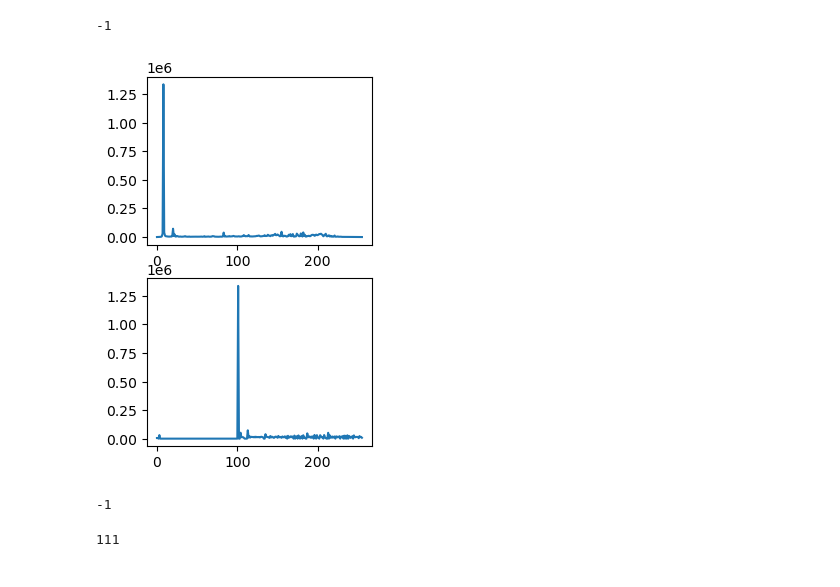
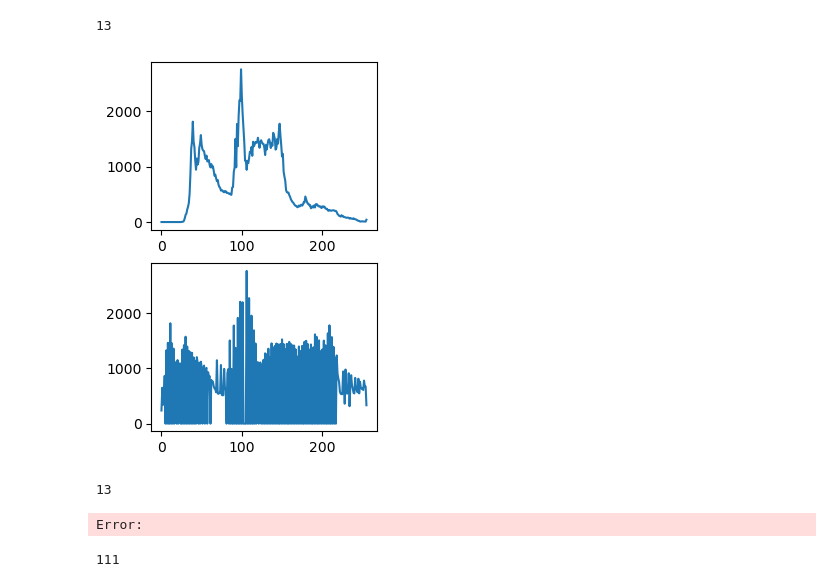
Before and after one commit to pphuc25/CPV, a Jupyter notebook: CPV301_Workshop2.ipynb, the cells around one changed output. Saved outputs shown, nothing was run; the diff lists cells and outputs as text; code cells hidden in the pictures.

```diff
--- a/CPV301_Workshop2.ipynb
+++ b/CPV301_Workshop2.ipynb
@@ -102,23 +102,23 @@ plt.show()
 # %%
 #dùng ảnh trắng đen để perform hist equal
 
-img2=cv2.imread(r'C:\Users\ADMIN\CPV301\CPV\Workshop2\1259119.jpg',0)
+img2=cv2.imread(r'C:\Users\ADMIN\CPV301\CPV\test_CPV.jpeg',0)
 #calcHist:tinh toan su phan bo cuong do sang cua hinh anh de ve bieu do
 hist1 = cv2.calcHist([img2],[0],None,[256],[0,256])
 #equalizeHist: dãn các khoảng phân bố dày đặc pixel và co các khoảng phân bố thưa pixel.
 img3 = cv2.equalizeHist(img2)
 hist2 = cv2.calcHist([img3],[0],None,[256],[0,256])
 
 #hiển thị biểu đồ và hình ảnh trước và sau xử lý
 plt.subplot(222),plt.plot(hist1);
 plt.subplot(224),plt.plot(hist2);
 
 cv2.imshow('before',img2)
 cv2.imshow('after',img3)
 cv2.waitKey(0)
 # %% [output]
--1
+13
-[figure, old version]
+[figure, new version]
 # %%
 #Dùng ảnh màu để perform hist equal
 
@@ -130,9 +130,11 @@ img_yuv[:,:,0] = cv2.equalizeHist(img_yuv[:,:,0])
 img_output = cv2.cvtColor(img_yuv, cv2.COLOR_YUV2BGR)
 
 cv2.imshow('color hist',img_output)
+cv2.imshow('before color hist',img)
 cv2.waitKey(0)
 # %% [output]
--1
+13
+Error:
 # %%
 img2=cv2.blur(img, (5,5))
 cv2.imshow('blur',img2)
```
Also changed, not shown: parts of 2 cells of this notebook.
